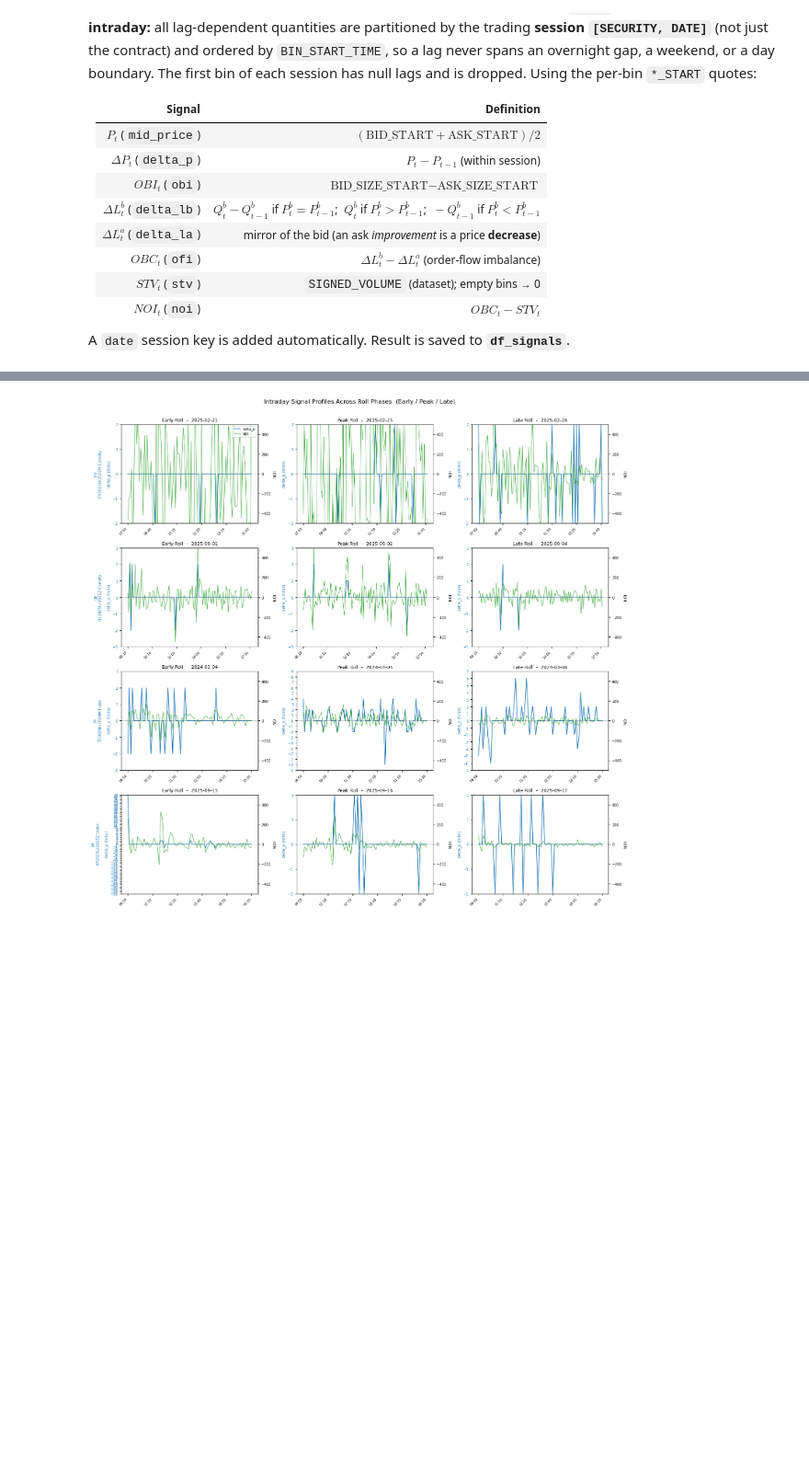
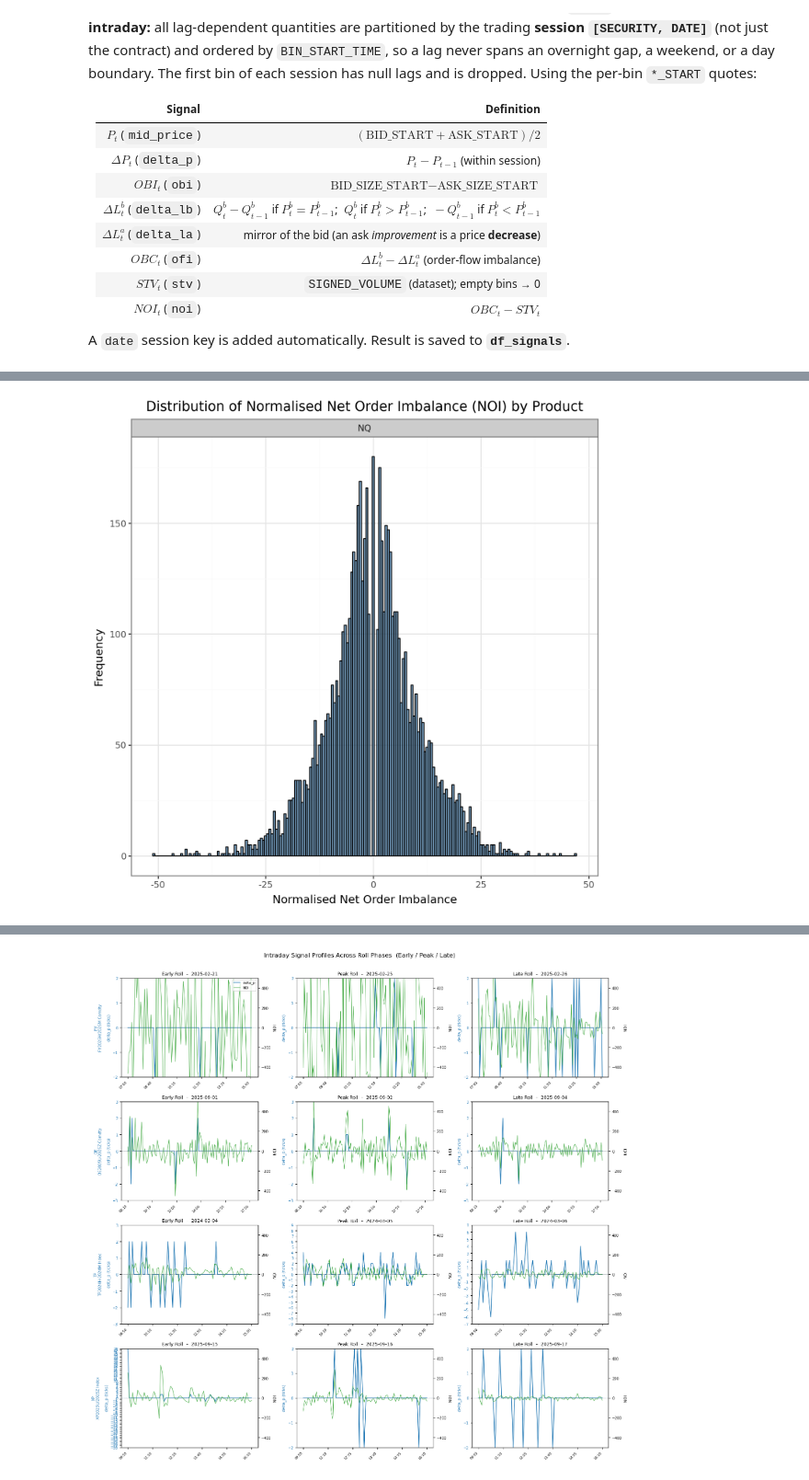
Before and after one commit to qe-internship-wjw/ip1, a Jupyter notebook: notebooks/01_ob_signals_calendar_spread.ipynb, the cells around one changed output, grey strips where cells are left out. Shown at 92% size. Saved outputs shown, nothing was run; the diff lists cells and outputs as text; code cells hidden in the pictures; blank space fills up the shorter version.

```diff
--- a/notebooks/01_ob_signals_calendar_spread.ipynb
+++ b/notebooks/01_ob_signals_calendar_spread.ipynb
@@ -551,0 +661,15 @@ Percentage of zeros: shape: (18, 3)
+# %%
+(
+    ggplot(df_signals.filter(pl.col("bbg_code").is_in(["NQ"])), aes(x='noi')) +
+    geom_histogram(binwidth=0.5, fill='steelblue', color='black', alpha=0.7) +
+    facet_wrap('~bbg_code', nrow=1) +
+    labs(
+        title='Distribution of Normalised Net Order Imbalance (NOI) by Product',
+        x='Normalised Net Order Imbalance',
+        y='Frequency',
+    ) +
+    theme_bw(base_size=11) +
+    theme(figure_size=(7, 7))
+)
+# %% [output]
+[figure, added]
```
Also changed, not shown: parts of 9 cells of this notebook, 1 other file.
